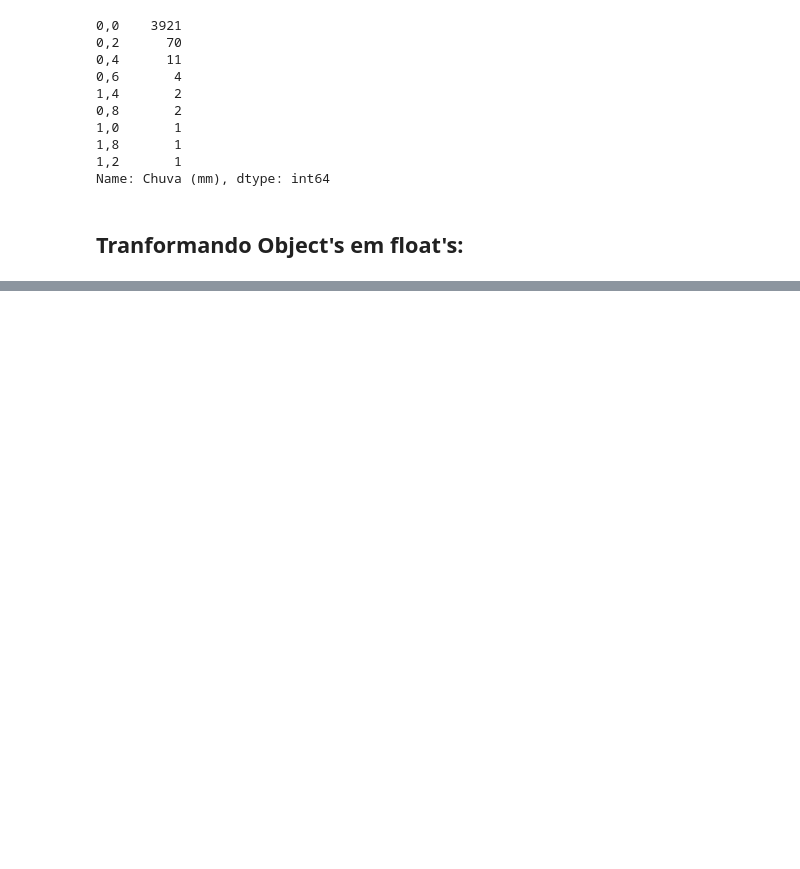
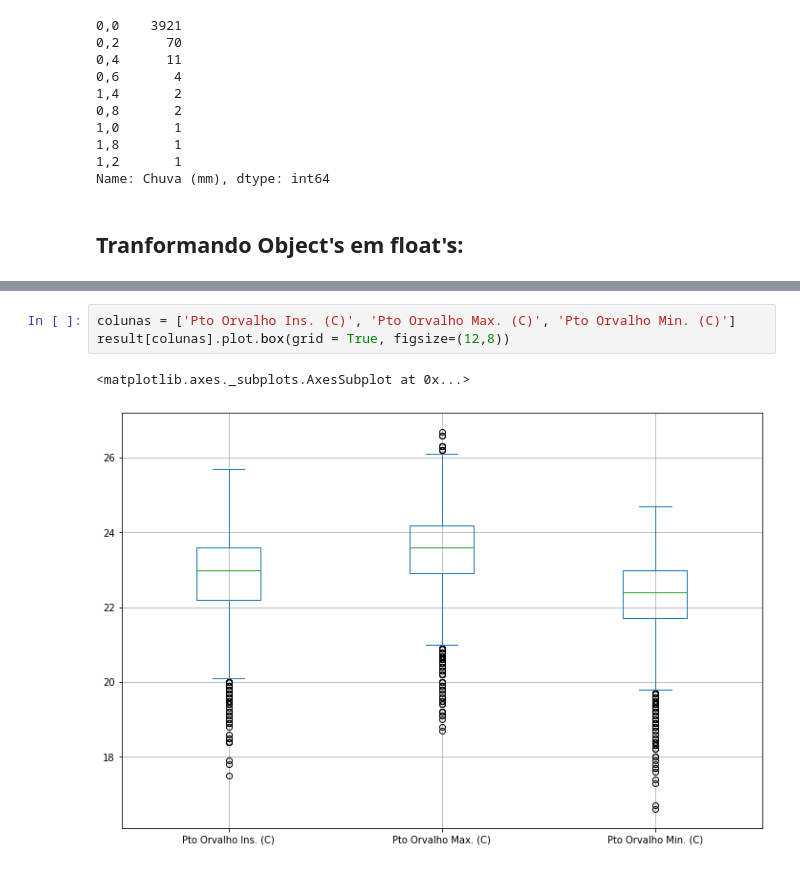
Before and after one commit to Gus-1003/Meteorologia_Estudos_Dados, a Jupyter notebook: Análise_Dados_Historicos_Anuais_INMET/Analise_INMET_Natal_RN_2021.ipynb, the cells around one changed output, grey strips where cells are left out. Cells and saved outputs as stored; diff of their text form; blank space fills up the shorter version.

```diff
--- a/Análise_Dados_Historicos_Anuais_INMET/Analise_INMET_Natal_RN_2021.ipynb
+++ b/Análise_Dados_Historicos_Anuais_INMET/Analise_INMET_Natal_RN_2021.ipynb
@@ -278,0 +396,6 @@ plt.show()
+# %%
+colunas = ['Pto Orvalho Ins. (C)', 'Pto Orvalho Max. (C)', 'Pto Orvalho Min. (C)']
+result[colunas].plot.box(grid = True, figsize=(12,8))
+# %% [output]
+<matplotlib.axes._subplots.AxesSubplot at 0x...>
+[figure, added]
```
Also changed, not shown: parts of 41 cells of this notebook.
